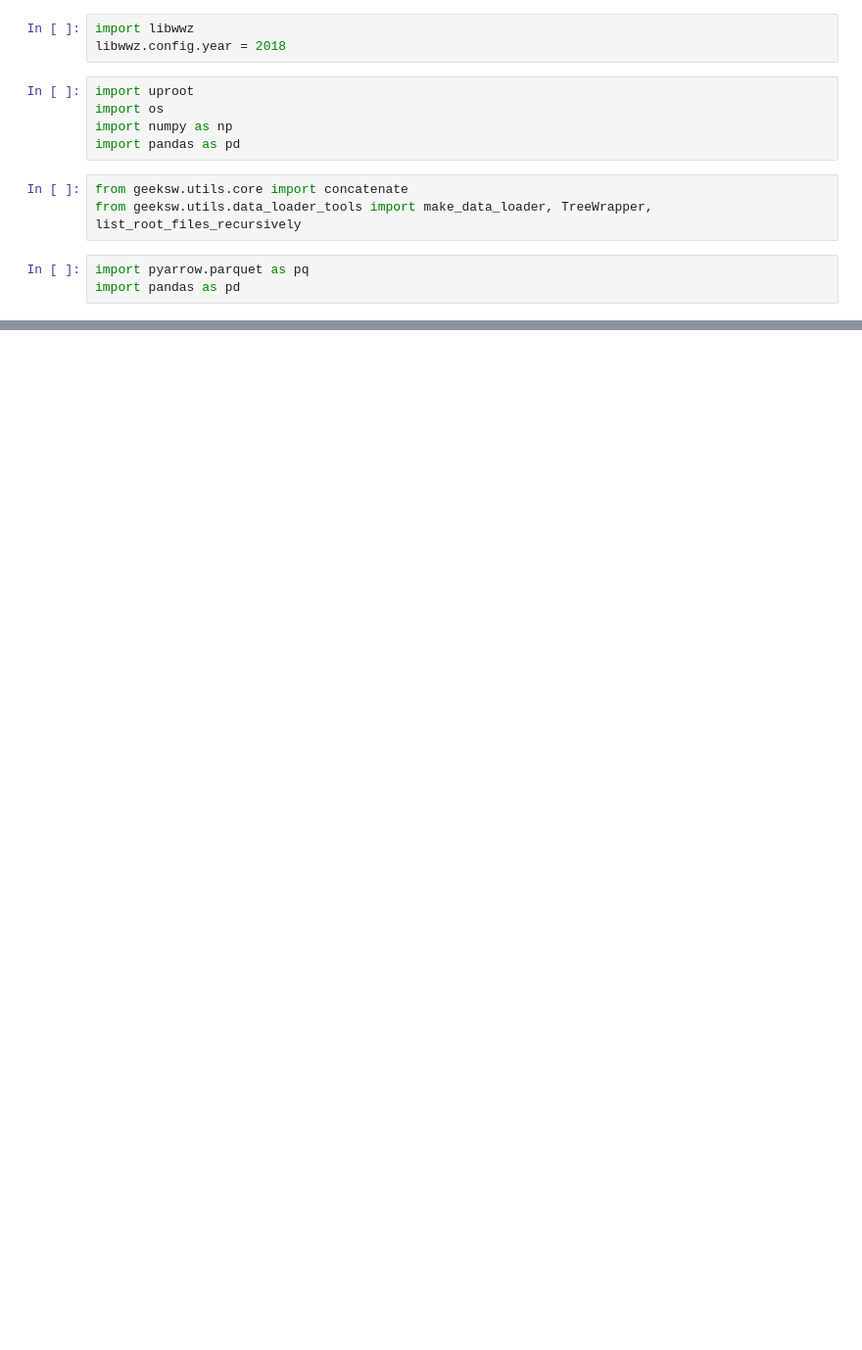
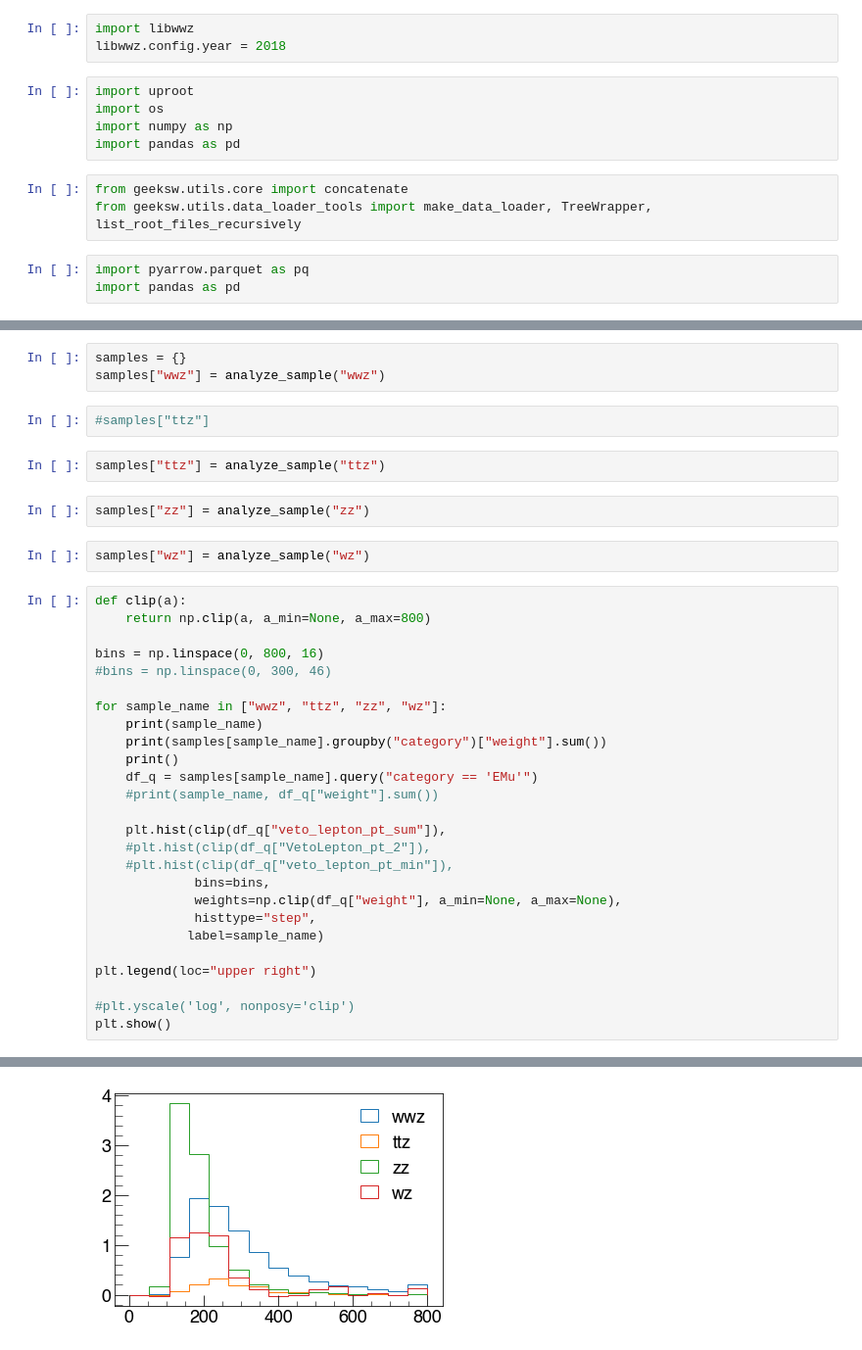
Before and after one commit to guitargeek/WWZ-leptonic-EFT-analysis, a Jupyter notebook: scratch/EFTFit.ipynb, the cells around one changed output, grey strips where cells are left out. Shown at 98% size. Drawn from its saved outputs; the diff is of its cells as text; blank space fills up the shorter version.

```diff
--- a/scratch/EFTFit.ipynb
+++ b/scratch/EFTFit.ipynb
@@ -27,0 +87,38 @@ df_full_wz = _dataset_wz.read_pandas().to_pandas()
+# %%
+samples = {}
+samples["wwz"] = analyze_sample("wwz")
+# %%
+#samples["ttz"]
+# %%
+samples["ttz"] = analyze_sample("ttz")
+# %%
+samples["zz"] = analyze_sample("zz")
+# %%
+samples["wz"] = analyze_sample("wz")
+# %%
+def clip(a):
+    return np.clip(a, a_min=None, a_max=800)
+
+bins = np.linspace(0, 800, 16)
+#bins = np.linspace(0, 300, 46)
+
+for sample_name in ["wwz", "ttz", "zz", "wz"]:
+    print(sample_name)
+    print(samples[sample_name].groupby("category")["weight"].sum())
+    print()
+    df_q = samples[sample_name].query("category == 'EMu'")
+    #print(sample_name, df_q["weight"].sum())
+
+    plt.hist(clip(df_q["veto_lepton_pt_sum"]),
+    #plt.hist(clip(df_q["VetoLepton_pt_2"]),
+    #plt.hist(clip(df_q["veto_lepton_pt_min"]),
+             bins=bins,
+             weights=np.clip(df_q["weight"], a_min=None, a_max=None),
+             histtype="step",
+            label=sample_name)
+
+plt.legend(loc="upper right")
+
+#plt.yscale('log', nonposy='clip')
+plt.show()
+# %% [output]
@@ -27,0 +142 @@ df_full_wz = _dataset_wz.read_pandas().to_pandas()
+[figure, added]
```
Also changed, not shown: parts of 30 cells of this notebook, 4 other files.
